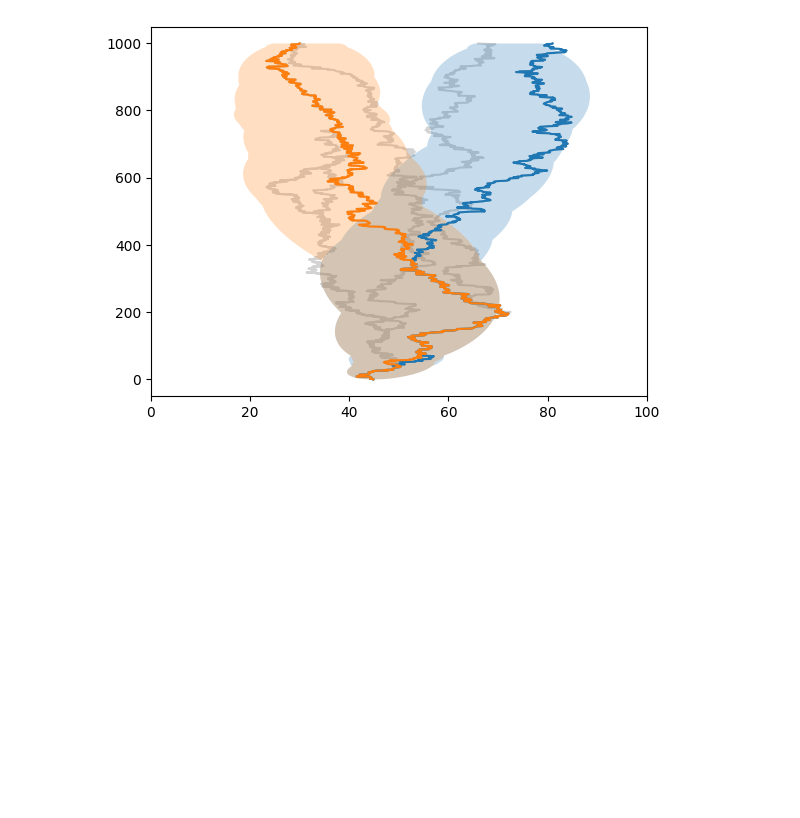
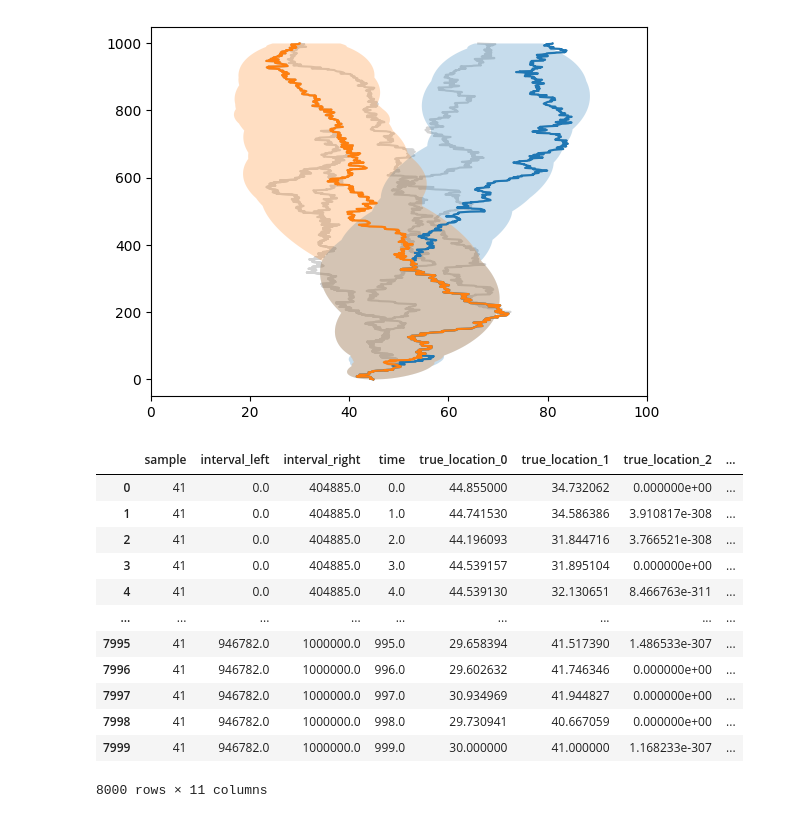
Before and after one commit to osmond-lab/sparg, a Jupyter notebook: figures/final/Fig7_two_pops/code/two_pops.ipynb, the cells around one changed output. Cells and saved outputs as stored; diff of their text form; code cells hidden in the pictures; blank space fills up the shorter version.

```diff
--- a/figures/final/Fig7_two_pops/code/two_pops.ipynb
+++ b/figures/final/Fig7_two_pops/code/two_pops.ipynb
@@ -86,3 +86,19 @@ plt.savefig("two_pops_genetic_ancestors.svg")
 plt.show()
 # %% [output]
 [figure]
+# %%
+locations_df
+# %% [output]
+|  | sample | interval_left | interval_right | time | true_location_0 | true_location_1 | true_location_2 | ... |
+| 0 | 41 | 0.0 | 404885.0 | 0.0 | 44.855000 | 34.732062 | 0.000000e+00 | ... |
+| 1 | 41 | 0.0 | 404885.0 | 1.0 | 44.741530 | 34.586386 | 3.910817e-308 | ... |
+| 2 | 41 | 0.0 | 404885.0 | 2.0 | 44.196093 | 31.844716 | 3.766521e-308 | ... |
+| 3 | 41 | 0.0 | 404885.0 | 3.0 | 44.539157 | 31.895104 | 0.000000e+00 | ... |
+| 4 | 41 | 0.0 | 404885.0 | 4.0 | 44.539130 | 32.130651 | 8.466763e-311 | ... |
+| ... | ... | ... | ... | ... | ... | ... | ... | ... |
+| 7995 | 41 | 946782.0 | 1000000.0 | 995.0 | 29.658394 | 41.517390 | 1.486533e-307 | ... |
+| 7996 | 41 | 946782.0 | 1000000.0 | 996.0 | 29.602632 | 41.746346 | 0.000000e+00 | ... |
+| 7997 | 41 | 946782.0 | 1000000.0 | 997.0 | 30.934969 | 41.944827 | 0.000000e+00 | ... |
+| 7998 | 41 | 946782.0 | 1000000.0 | 998.0 | 29.730941 | 40.667059 | 0.000000e+00 | ... |
+| 7999 | 41 | 946782.0 | 1000000.0 | 999.0 | 30.000000 | 41.000000 | 1.168233e-307 | ... |
+8000 rows × 11 columns
```
Also changed, not shown: 21 other files.
